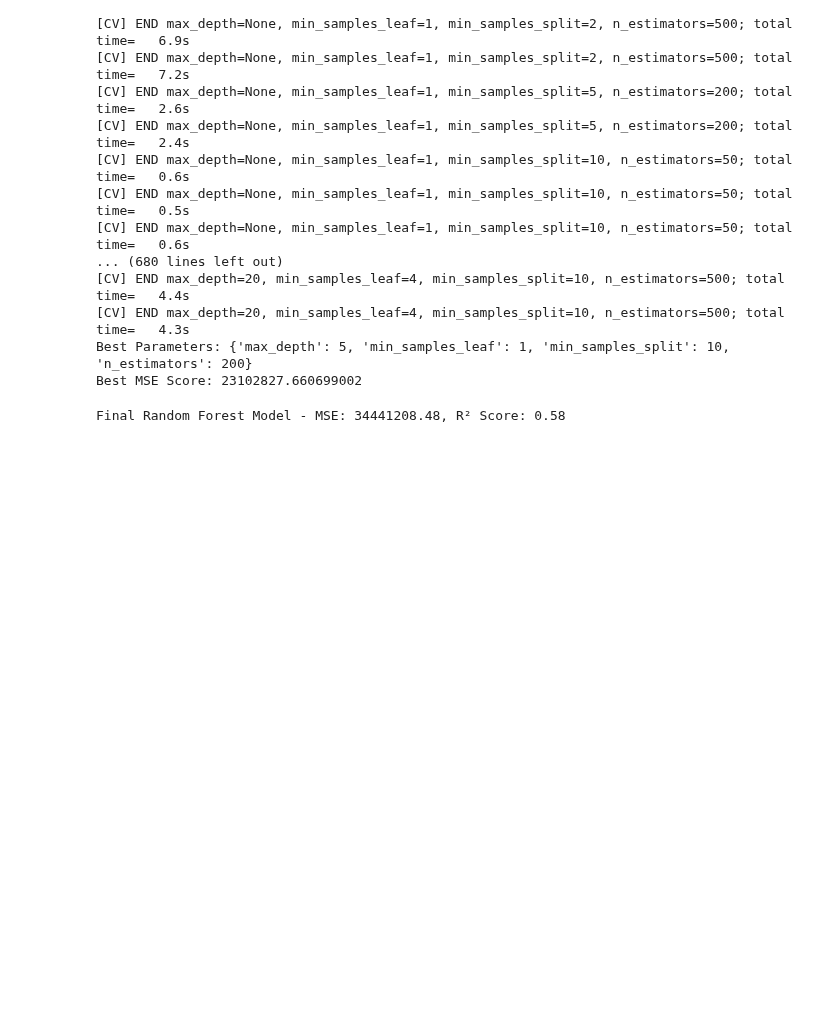
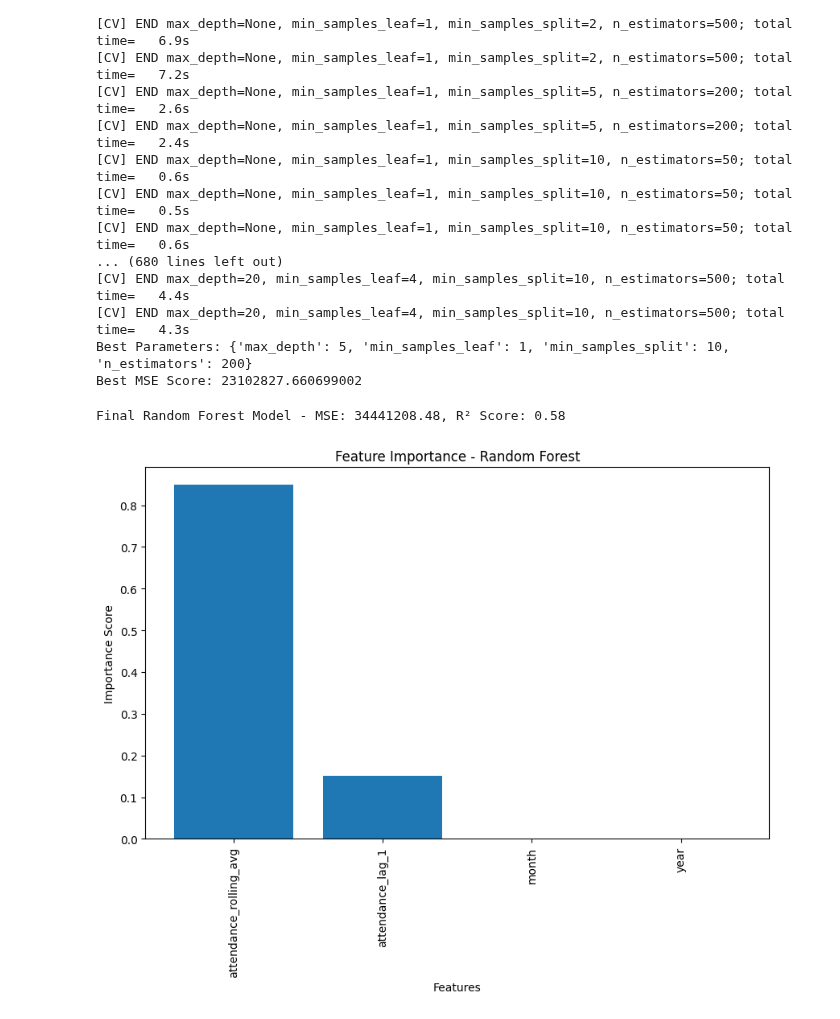
Before and after one commit to sophieboyle1/Final-Year-Project, a Jupyter notebook: src/predictions.ipynb, the cells around one changed output. Drawn from its saved outputs; the diff is of its cells as text; code cells hidden in the pictures; blank space fills up the shorter version.

Commit message:
added Code to Extract & Plot Feature Importance

```diff
--- a/src/predictions.ipynb
+++ b/src/predictions.ipynb
@@ -644,3 +644,26 @@ r2_rf = r2_score(y_test, y_pred_rf)
 print(f"Final Random Forest Model - MSE: {mse_rf:.2f}, R² Score: {r2_rf:.2f}")
 # %% [output]
 Final Random Forest Model - MSE: 34441208.48, R² Score: 0.58
+# %%
+# Retrieve the best model from GridSearchCV
+best_rf_model = grid_search.best_estimator_
+
+# Extract feature importances
+importances = best_rf_model.feature_importances_
+
+# Ensure feature names are correctly assigned
+feature_names = X_train.columns
+
+# Sort features by importance
+indices = np.argsort(importances)[::-1]
+
+# Plot feature importances
+plt.figure(figsize=(10, 6))
+plt.title("Feature Importance - Random Forest")
+plt.bar(range(len(importances)), importances[indices], align="center")
+plt.xticks(range(len(importances)), feature_names[indices], rotation=90)
+plt.xlabel("Features")
+plt.ylabel("Importance Score")
+plt.show()
+# %% [output]
+[figure, added]
```
